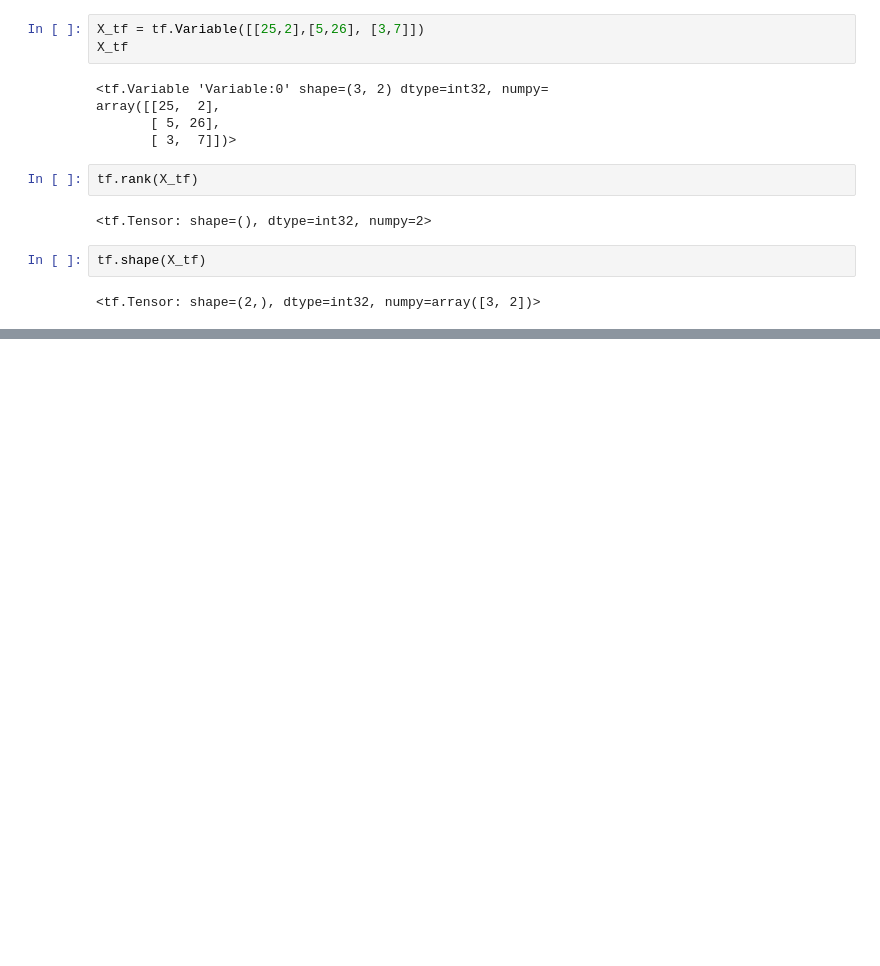
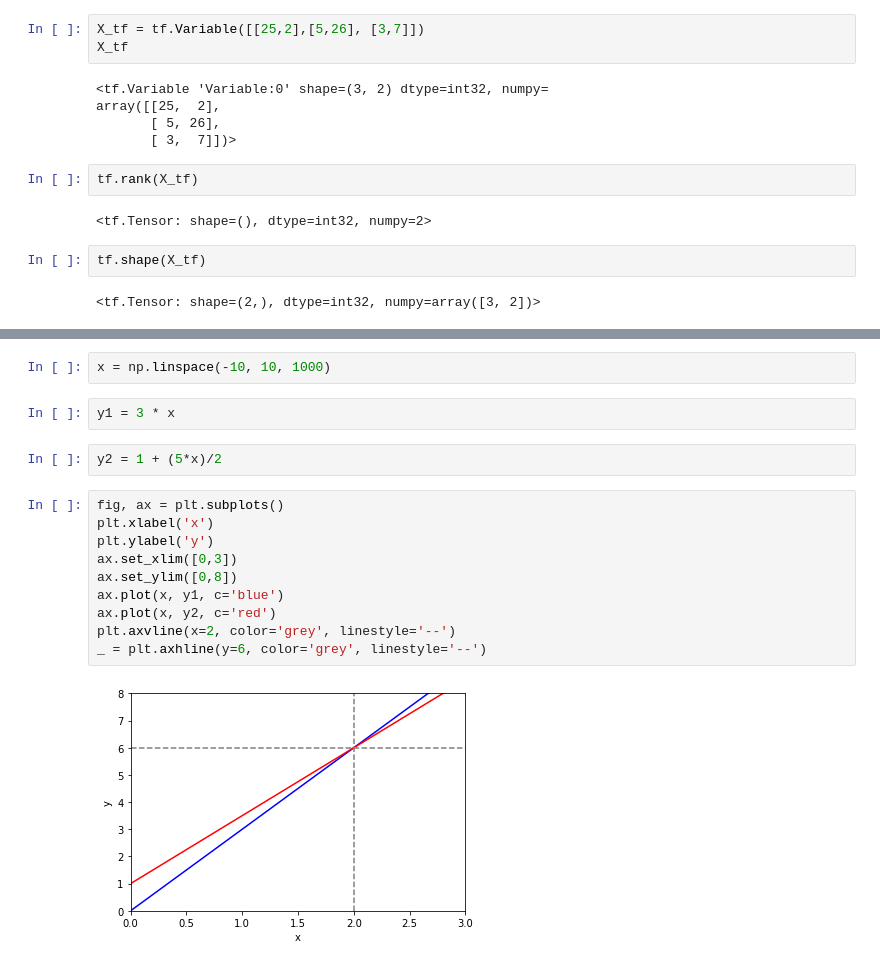
Before and after one commit to irawan09/Machine_Learning, a Jupyter notebook: Mathematical Foundations of ML/1 - Introduction into Linear Algebra.ipynb, the cells around one changed output, grey strips where cells are left out. Saved outputs shown, nothing was run; the diff lists cells and outputs as text; blank space fills up the shorter version.

```diff
--- a/Mathematical Foundations of ML/1 - Introduction into Linear Algebra.ipynb
+++ b/Mathematical Foundations of ML/1 - Introduction into Linear Algebra.ipynb
@@ -263,0 +457,18 @@ tf.shape(X_tf)
+# %%
+x = np.linspace(-10, 10, 1000)
+# %%
+y1 = 3 * x
+# %%
+y2 = 1 + (5*x)/2
+# %%
+fig, ax = plt.subplots()
+plt.xlabel('x')
+plt.ylabel('y')
+ax.set_xlim([0,3])
+ax.set_ylim([0,8])
+ax.plot(x, y1, c='blue')
+ax.plot(x, y2, c='red')
+plt.axvline(x=2, color='grey', linestyle='--')
+_ = plt.axhline(y=6, color='grey', linestyle='--')
+# %% [output]
+[figure, added]
```
Also changed, not shown: parts of 43 cells of this notebook.
